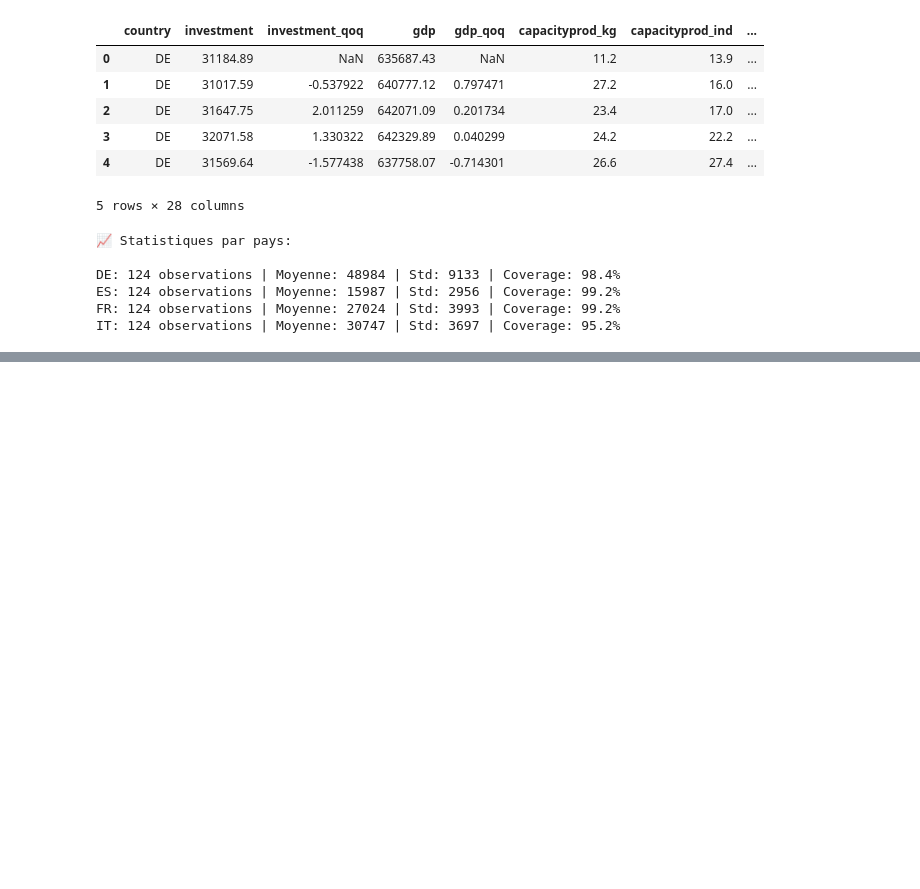
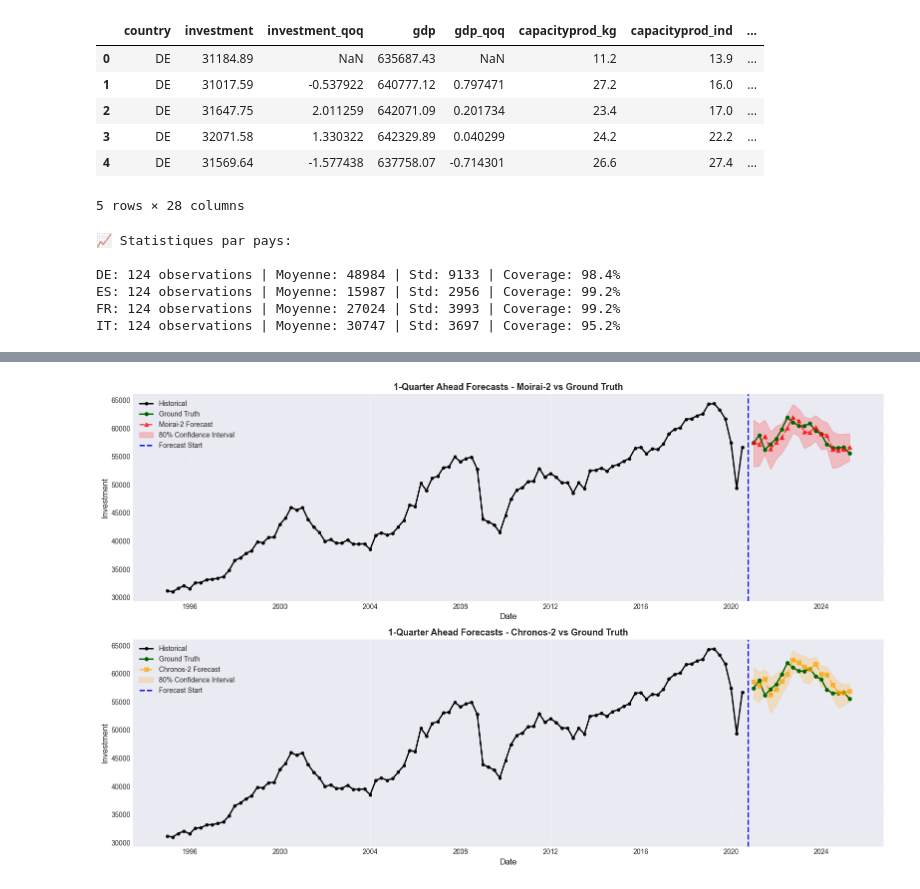
Before and after one commit to malcouffe/ECB-Forecasting, a Jupyter notebook: notebooks/recursive_forecasting.ipynb, the cells around one changed output, grey strips where cells are left out. Drawn from its saved outputs; the diff is of its cells as text; code cells hidden in the pictures; blank space fills up the shorter version.

```diff
--- a/notebooks/recursive_forecasting.ipynb
+++ b/notebooks/recursive_forecasting.ipynb
@@ -1844,0 +781,97 @@ Les quantiles intermédiaires (0.2, 0.3, 0.4, 0.6, 0.7, 0.8) sont interpolés li
+# %%
+# Compare both models: Moirai-2 vs Chronos-2 with ground truth
+# Select only 1-quarter ahead forecasts for cleaner visualization
+
+# Get historical data for context
+hist_data = df_full[df_full[ID_COLUMN] == RECURSIVE_COUNTRY].copy()
+hist_data = hist_data[hist_data[TIMESTAMP_COLUMN] < pd.to_datetime(RECURSIVE_START_DATE)]
+
+# Prepare Moirai data
+moirai_forecasts_1q = recursive_moirai_forecasts[recursive_moirai_forecasts['horizon_step'] == 1].copy()
+moirai_median_col = [col for col in moirai_forecasts_1q.columns if 'p50' in col.lower()][0]
+moirai_p10_col = [col for col in moirai_forecasts_1q.columns if 'p10' in col.lower()][0]
+moirai_p90_col = [col for col in moirai_forecasts_1q.columns if 'p90' in col.lower()][0]
+
+# Prepare Chronos data
+chronos_forecasts_1q = recursive_chronos_forecasts[recursive_chronos_forecasts['horizon_step'] == 1].copy()
+chronos_median_col = [col for col in chronos_forecasts_1q.columns if 'p50' in col.lower()][0]
+chronos_p10_col = [col for col in chronos_forecasts_1q.columns if 'p10' in col.lower()][0]
+chronos_p90_col = [col for col in chronos_forecasts_1q.columns if 'p90' in col.lower()][0]
+
+# Create figure with 2 vertically stacked subplots
+fig, axes = plt.subplots(2, 1, figsize=(16, 10))
+
+# Plot 1: Moirai-2 Predictions with Ground Truth
+ax = axes[0]
+# Historical data
+ax.plot(hist_data[TIMESTAMP_COLUMN], hist_data[TARGET_COLUMN],
+        'o-', linewidth=2, markersize=4, label='Historical', color='black')
+
+# Actual values (ground truth)
+actual_mask = moirai_forecasts_1q['actual'].notna()
+if actual_mask.any():
+    ax.plot(moirai_forecasts_1q.loc[actual_mask, TIMESTAMP_COLUMN],
+           moirai_forecasts_1q.loc[actual_mask, 'actual'],
+           'o-', linewidth=2, markersize=5, label='Ground Truth',
+           color='darkgreen')
+
+# Moirai predictions
+ax.plot(moirai_forecasts_1q[TIMESTAMP_COLUMN], moirai_forecasts_1q[moirai_median_col],
+       '^--', linewidth=2, markersize=6, label='Moirai-2 Forecast',
+       color='red', alpha=0.7)
+
+# Confidence interval
+ax.fill_between(moirai_forecasts_1q[TIMESTAMP_COLUMN],
+                moirai_forecasts_1q[moirai_p10_col],
+                moirai_forecasts_1q[moirai_p90_col],
+                alpha=0.2, color='red', label='80% Confidence Interval')
+
+# Forecast start line
+ax.axvline(x=pd.to_datetime(RECURSIVE_START_DATE), color='blue',
+          linestyle='--', linewidth=2, label='Forecast Start')
+
+ax.set_xlabel('Date', fontsize=12)
+ax.set_ylabel('Investment', fontsize=12)
+ax.set_title('1-Quarter Ahead Forecasts - Moirai-2 vs Ground Truth', fontsize=13, fontweight='bold')
+ax.legend(fontsize=10, loc='best')
+ax.grid(True, alpha=0.3)
+
+# Plot 2: Chronos-2 Predictions with Ground Truth
+ax = axes[1]
+# Historical data
+ax.plot(hist_data[TIMESTAMP_COLUMN], hist_data[TARGET_COLUMN],
+        'o-', linewidth=2, markersize=4, label='Historical', color='black')
+
+# Actual values (ground truth)
+actual_mask = chronos_forecasts_1q['actual'].notna()
+if actual_mask.any():
+    ax.plot(chronos_forecasts_1q.loc[actual_mask, TIMESTAMP_COLUMN],
+           chronos_forecasts_1q.loc[actual_mask, 'actual'],
+           'o-', linewidth=2, markersize=5, label='Ground Truth',
+           color='darkgreen')
+
+# Chronos predictions
+ax.plot(chronos_forecasts_1q[TIMESTAMP_COLUMN], chronos_forecasts_1q[chronos_median_col],
+       's--', linewidth=2, markersize=6, label='Chronos-2 Forecast',
+       color='orange', alpha=0.7)
+
+# Confidence interval
+ax.fill_between(chronos_forecasts_1q[TIMESTAMP_COLUMN],
+                chronos_forecasts_1q[chronos_p10_col],
+                chronos_forecasts_1q[chronos_p90_col],
+                alpha=0.2, color='orange', label='80% Confidence Interval')
+
+# Forecast start line
+ax.axvline(x=pd.to_datetime(RECURSIVE_START_DATE), color='blue',
+          linestyle='--', linewidth=2, label='Forecast Start')
+
+ax.set_xlabel('Date', fontsize=12)
+ax.set_ylabel('Investment', fontsize=12)
+ax.set_title('1-Quarter Ahead Forecasts - Chronos-2 vs Ground Truth', fontsize=13, fontweight='bold')
+ax.legend(fontsize=10, loc='best')
+ax.grid(True, alpha=0.3)
+
+plt.tight_layout()
+plt.show()
+# %% [output]
+[figure, added]
```
Also changed, not shown: parts of 84 cells of this notebook, 6 other files.
